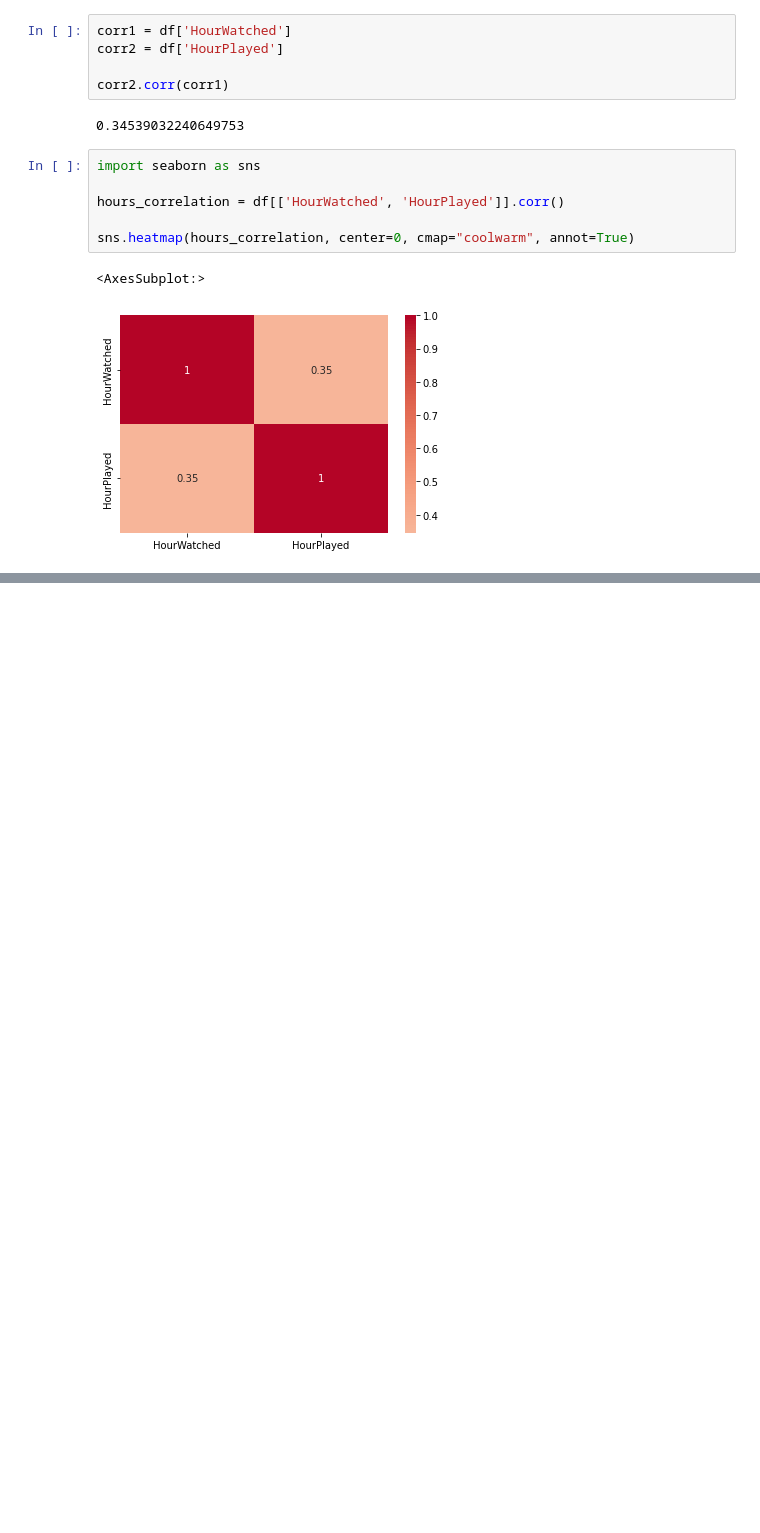
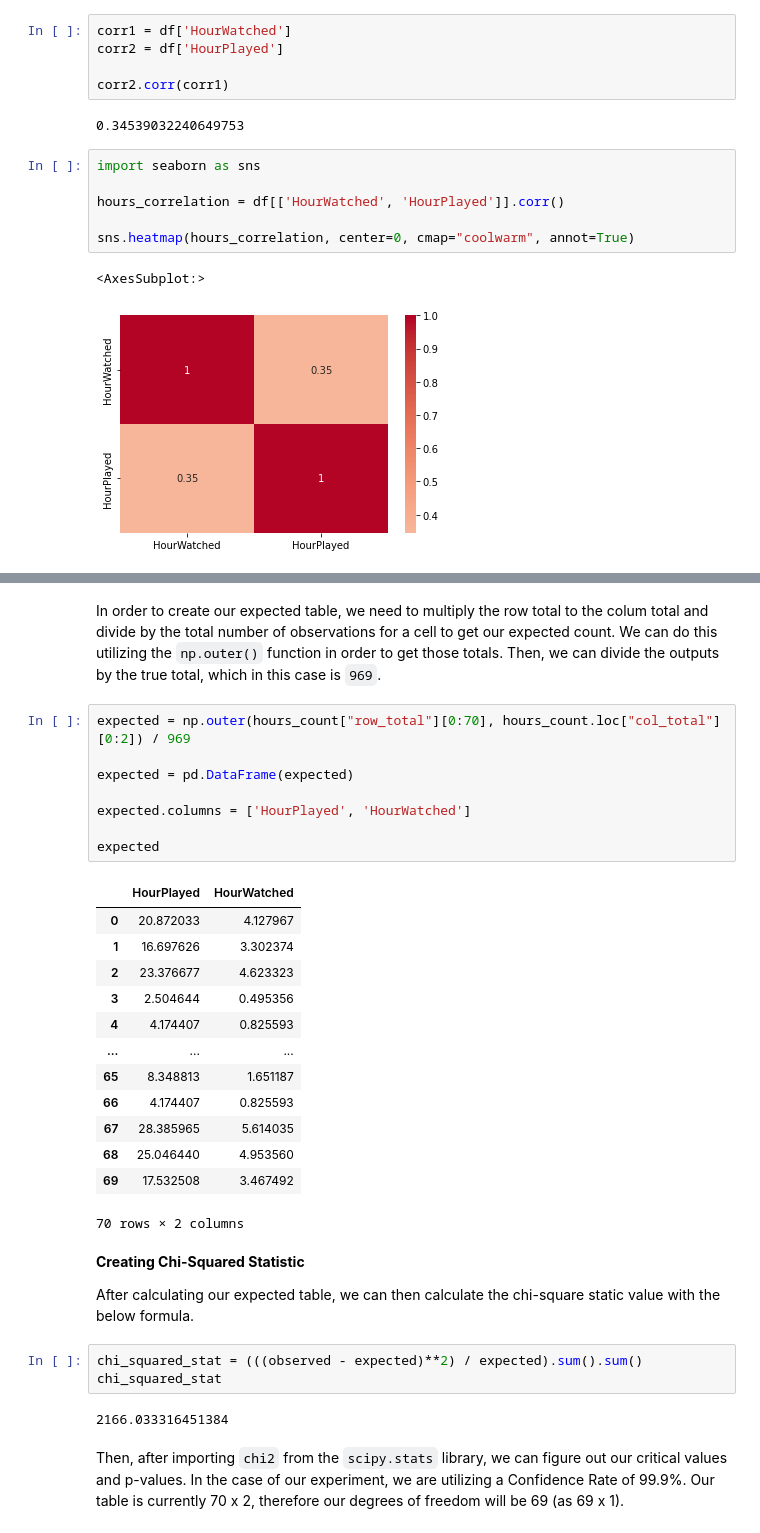
Before and after one commit to ssumachai/CS105-MiniProject, a Jupyter notebook: mini_project.ipynb, the cells around one changed output, grey strips where cells are left out. Cells and saved outputs as stored; diff of their text form; blank space fills up the shorter version.

Commit message:
Did Chi-Square and Null Hypothesis

```diff
--- a/mini_project.ipynb
+++ b/mini_project.ipynb
@@ -107,0 +137,35 @@ Conducting Chi-Squared Test on Data
+# %% [markdown]
+In order to create our expected table, we need to multiply the row total to the colum total and divide by the total number of observations for a cell to get our expected count.  We can do this utilizing the `np.outer()` function in order to get those totals.  Then, we can divide the outputs by the true total, which in this case is `969`.
+# %%
+expected = np.outer(hours_count["row_total"][0:70], hours_count.loc["col_total"][0:2]) / 969
+
+expected = pd.DataFrame(expected)
+
+expected.columns = ['HourPlayed', 'HourWatched']
+
+expected
+# %% [output]
+|  | HourPlayed | HourWatched |
+| 0 | 20.872033 | 4.127967 |
+| 1 | 16.697626 | 3.302374 |
+| 2 | 23.376677 | 4.623323 |
+| 3 | 2.504644 | 0.495356 |
+| 4 | 4.174407 | 0.825593 |
+| ... | ... | ... |
+| 65 | 8.348813 | 1.651187 |
+| 66 | 4.174407 | 0.825593 |
+| 67 | 28.385965 | 5.614035 |
+| 68 | 25.046440 | 4.953560 |
+| 69 | 17.532508 | 3.467492 |
+70 rows × 2 columns
+# %% [markdown]
+**Creating Chi-Squared Statistic**
+
+After calculating our expected table, we can then calculate the chi-square static value with the below formula.
+# %%
+chi_squared_stat = (((observed - expected)**2) / expected).sum().sum()
+chi_squared_stat
+# %% [output]
+2166.033316451384
+# %% [markdown]
+Then, after importing `chi2` from the `scipy.stats` library, we can figure out our critical values and p-values.  In the case of our experiment, we are utilizing a Confidence Rate of 99.9%.  Our table is currently 70 x 2, therefore our degrees of freedom will be 69 (as 69 x 1).
```
Also changed, not shown: parts of 13 cells of this notebook.
